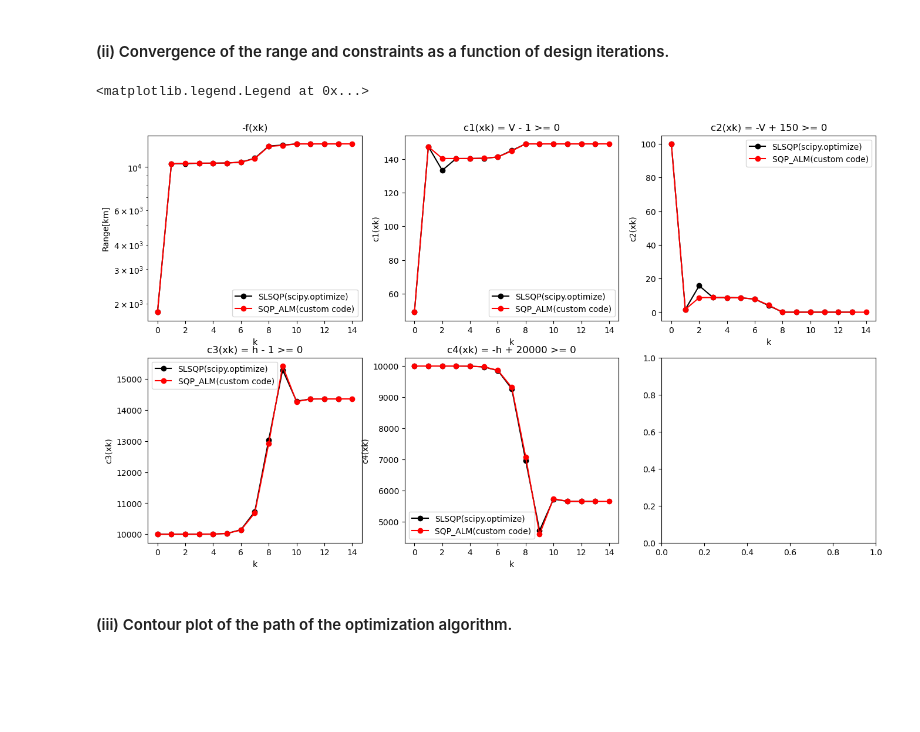
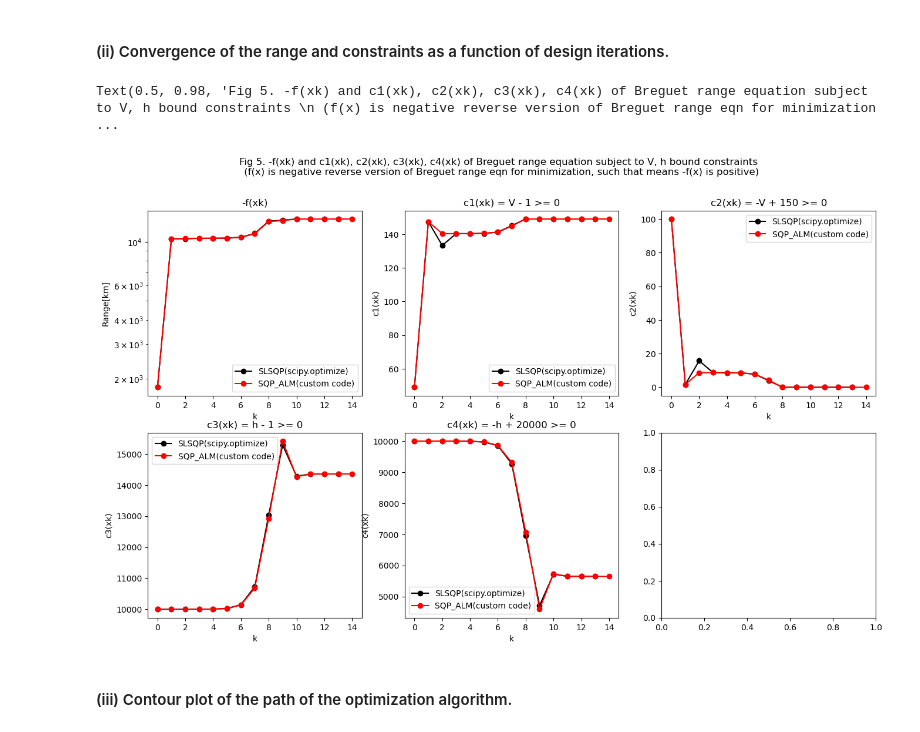
Before and after one commit to BVB09-KOR/NumericalOptimizationCourse25, a Jupyter notebook: Assignment_4/assignment_4.ipynb, the cells around one changed output. Cells and saved outputs as stored; diff of their text form; code cells hidden in the pictures; blank space fills up the shorter version.

```diff
--- a/Assignment_4/assignment_4.ipynb
+++ b/Assignment_4/assignment_4.ipynb
@@ -394,35 +402,37 @@ axes[0, 0].set_ylabel('Range[km]')
 axes[0, 0].legend()
 
 axes[0, 1].plot(c1_sqsqp_sci2, 'ko-', label='SLSQP(scipy.optimize)')
 axes[0, 1].plot(c1_sqp_mine2, 'ro-', label='SQP_ALM(custom code)')
 axes[0, 1].set_title('c1(xk) = V - 1 >= 0')
 axes[0, 1].set_xlabel('k')
 axes[0, 1].set_ylabel('c1(xk)')
 axes[0, 1].legend()
 
 axes[0, 2].plot(c2_sqsqp_sci2, 'ko-', label='SLSQP(scipy.optimize)')
 axes[0, 2].plot(c2_sqp_mine2, 'ro-', label='SQP_ALM(custom code)')
 axes[0, 2].set_title('c2(xk) = -V + 150 >= 0')
 axes[0, 2].set_xlabel('k')
 axes[0, 2].set_ylabel('c2(xk)')
 axes[0, 2].legend()
 
 axes[1, 0].plot(c3_sqsqp_sci2, 'ko-', label='SLSQP(scipy.optimize)')
 axes[1, 0].plot(c3_sqp_mine2, 'ro-', label='SQP_ALM(custom code)')
 axes[1, 0].set_title('c3(xk) = h - 1 >= 0')
 axes[1, 0].set_xlabel('k')
 axes[1, 0].set_ylabel('c3(xk)')
 axes[1, 0].legend()
 
 axes[1, 1].plot(c4_sqsqp_sci2, 'ko-', label='SLSQP(scipy.optimize)')
 axes[1, 1].plot(c4_sqp_mine2, 'ro-', label='SQP_ALM(custom code)')
 axes[1, 1].set_title('c4(xk) = -h + 20000 >= 0')
 axes[1, 1].set_xlabel('k')
 axes[1, 1].set_ylabel('c4(xk)')
 axes[1, 1].legend()
+
+fig.suptitle("Fig 5. -f(xk) and c1(xk), c2(xk), c3(xk), c4(xk) of Breguet range equation subject to V, h bound constraints \n (f(x) is negative reverse version of Breguet range eqn for minimization, such that means -f(x) is positive)")
 # %% [output]
-<matplotlib.legend.Legend at 0x...>
+Text(0.5, 0.98, 'Fig 5. -f(xk) and c1(xk), c2(xk), c3(xk), c4(xk) of Breguet range equation subject to V, h bound constraints \n (f(x) is negative reverse version of Breguet range eqn for minimization ...
-[figure, old version]
+[figure, new version]
 # %% [markdown]
 #### (iii) Contour plot of the path of the optimization algorithm.
 # %%
```
Also changed, not shown: parts of 4 cells of this notebook, 2 other files.
